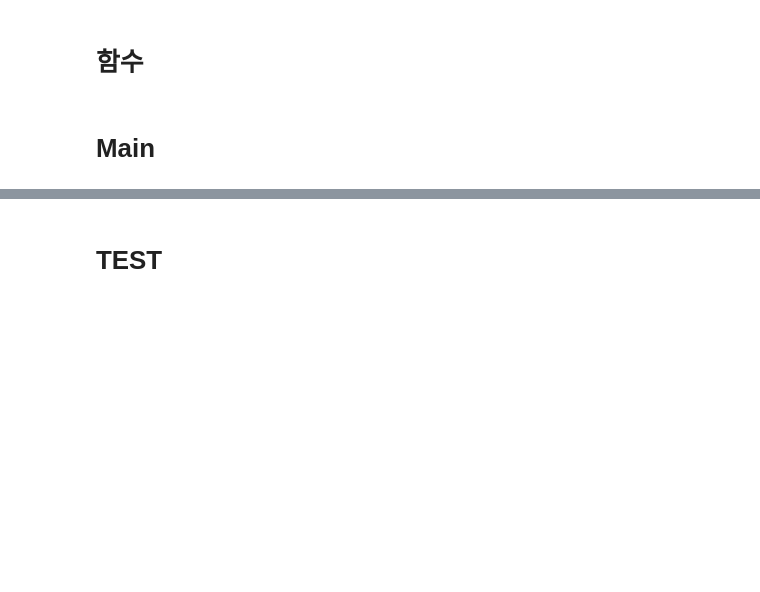
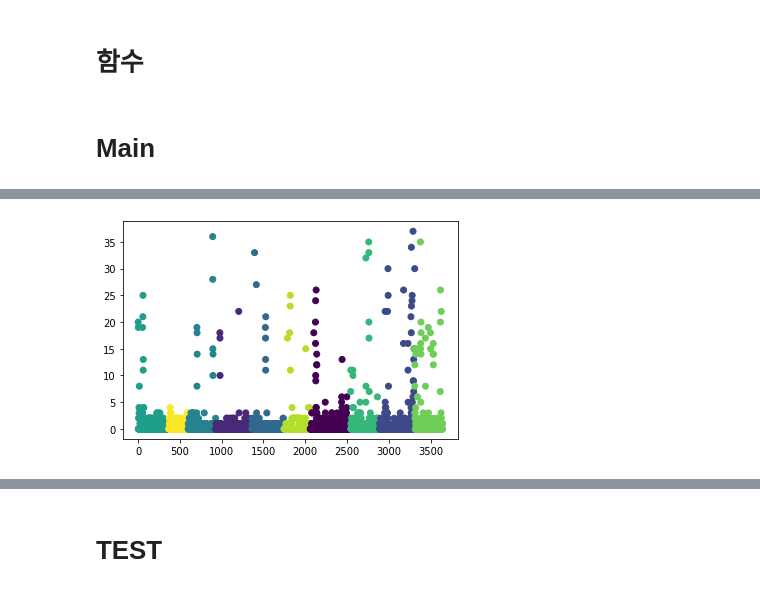
Before and after one commit to Choiyh1116/AI_capstone, a Jupyter notebook: Learning.ipynb, the cells around one changed output, grey strips where cells are left out. Saved outputs shown, nothing was run; the diff lists cells and outputs as text; code cells hidden in the pictures; blank space fills up the shorter version.

```diff
--- a/Learning.ipynb
+++ b/Learning.ipynb
@@ -135,0 +179,13 @@ print(len(list[1]))
+# %%
+import numpy as np
+import matplotlib.pyplot as plt
+from sklearn.cluster import AgglomerativeClustering
+from sklearn.cluster import DBSCAN
+
+hierarchical_cluster = AgglomerativeClustering(n_clusters=10, affinity='euclidean', linkage='ward')
+labels = hierarchical_cluster.fit_predict(data)
+
+plt.scatter(x, y, c=labels)
+plt.show()
+# %% [output]
+[figure, added]
```
Also changed, not shown: parts of 18 cells of this notebook.
